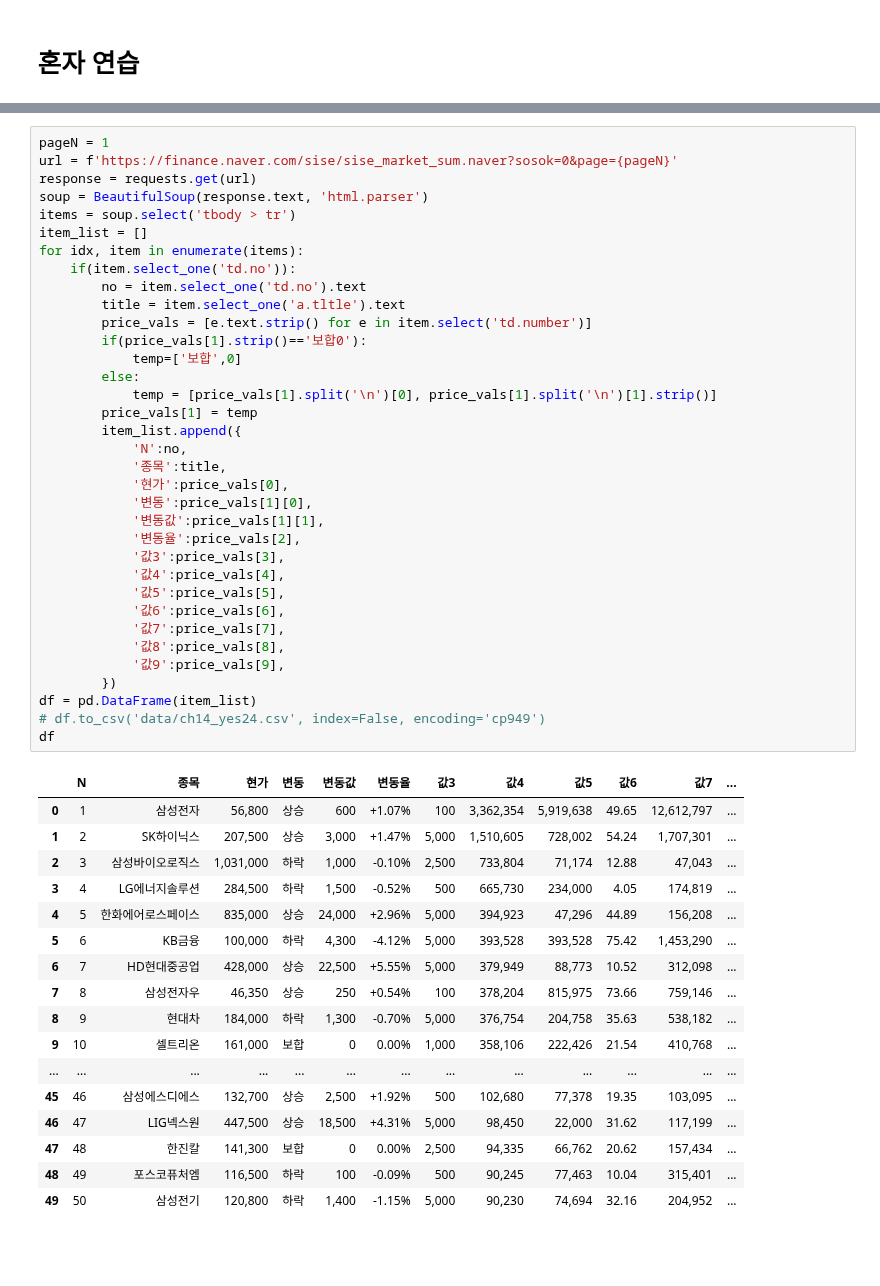
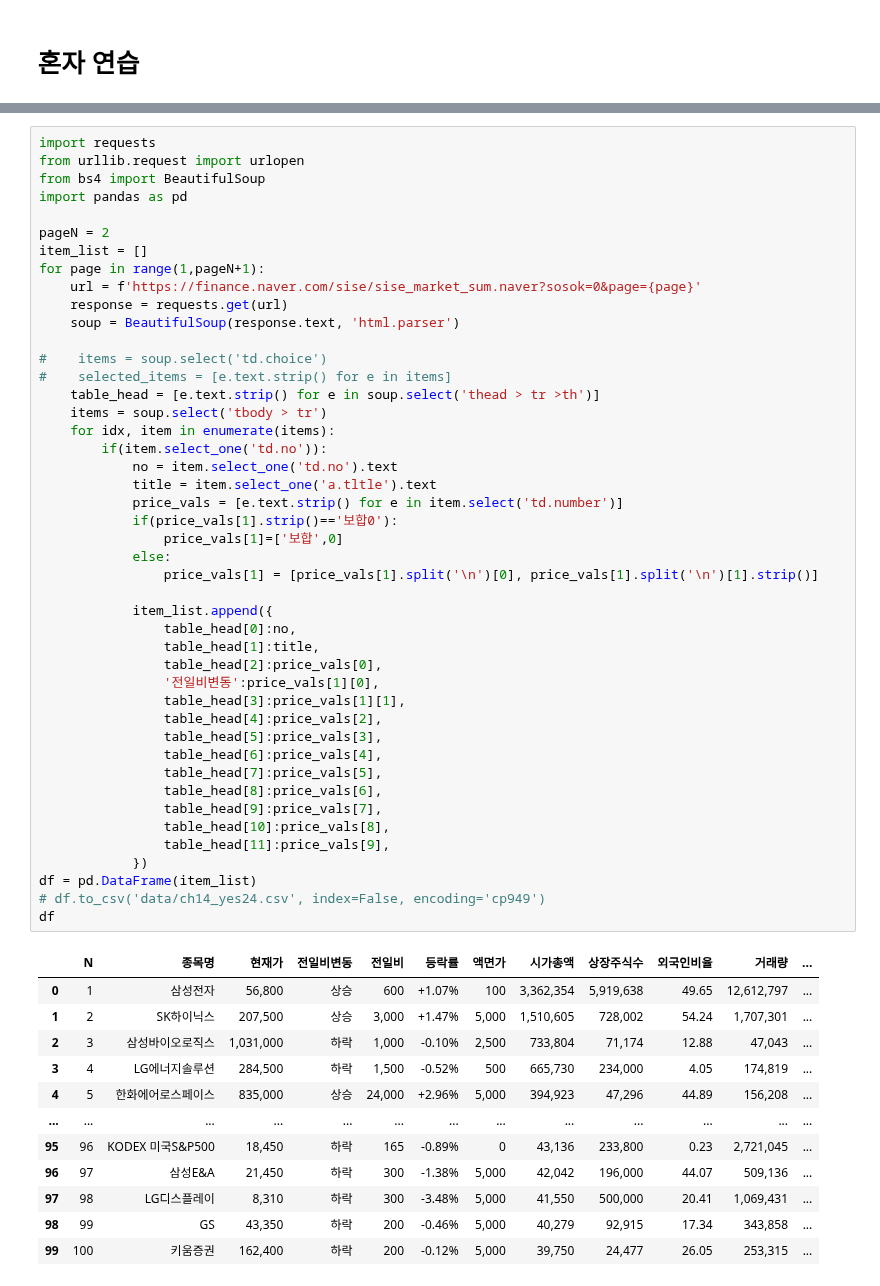
Before and after one commit to ksmindpks/ai_x, a Jupyter notebook: source/01_python/ch14_웹데이터수집1_정적_공공api.ipynb, the cells around one changed output, grey strips where cells are left out. Cells and saved outputs as stored; diff of their text form; blank space fills up the shorter version.

```diff
--- a/source/01_python/ch14_웹데이터수집1_정적_공공api.ipynb
+++ b/source/01_python/ch14_웹데이터수집1_정적_공공api.ipynb
@@ -1486,53 +1481,58 @@ import pandas as pd
 # %%
-pageN = 1
-url = f'https://finance.naver.com/sise/sise_market_sum.naver?sosok=0&page={pageN}'
-response = requests.get(url)
-soup = BeautifulSoup(response.text, 'html.parser')
-items = soup.select('tbody > tr')
+import requests
+from urllib.request import urlopen
+from bs4 import BeautifulSoup
+import pandas as pd
+
+pageN = 2
 item_list = []
-for idx, item in enumerate(items):
-    if(item.select_one('td.no')):
-        no = item.select_one('td.no').text
-        title = item.select_one('a.tltle').text
-        price_vals = [e.text.strip() for e in item.select('td.number')]
-        if(price_vals[1].strip()=='보합0'):
-            temp=['보합',0]
-        else:
-            temp = [price_vals[1].split('\n')[0], price_vals[1].split('\n')[1].strip()]
-        price_vals[1] = temp
-        item_list.append({
-            'N':no,
-            '종목':title,
-            '현가':price_vals[0],
-            '변동':price_vals[1][0],
-            '변동값':price_vals[1][1],
-            '변동율':price_vals[2],
-            '값3':price_vals[3],
-            '값4':price_vals[4],
-            '값5':price_vals[5],
-            '값6':price_vals[6],
-            '값7':price_vals[7],
-            '값8':price_vals[8],
-            '값9':price_vals[9],
-        })
+for page in range(1,pageN+1):
+    url = f'https://finance.naver.com/sise/sise_market_sum.naver?sosok=0&page={page}'
+    response = requests.get(url)
+    soup = BeautifulSoup(response.text, 'html.parser')
+
+#    items = soup.select('td.choice')
+#    selected_items = [e.text.strip() for e in items]
+    table_head = [e.text.strip() for e in soup.select('thead > tr >th')]
+    items = soup.select('tbody > tr')
+    for idx, item in enumerate(items):
+        if(item.select_one('td.no')):
+            no = item.select_one('td.no').text
+            title = item.select_one('a.tltle').text
+            price_vals = [e.text.strip() for e in item.select('td.number')]
+            if(price_vals[1].strip()=='보합0'):
+                price_vals[1]=['보합',0]
+            else:
+                price_vals[1] = [price_vals[1].split('\n')[0], price_vals[1].split('\n')[1].strip()]
+
+            item_list.append({
+                table_head[0]:no,
+                table_head[1]:title,
+                table_head[2]:price_vals[0],
+                '전일비변동':price_vals[1][0],
+                table_head[3]:price_vals[1][1],
+                table_head[4]:price_vals[2],
+                table_head[5]:price_vals[3],
+                table_head[6]:price_vals[4],
+                table_head[7]:price_vals[5],
+                table_head[8]:price_vals[6],
+                table_head[9]:price_vals[7],
+                table_head[10]:price_vals[8],
+                table_head[11]:price_vals[9],
+            })
 df = pd.DataFrame(item_list)
 # df.to_csv('data/ch14_yes24.csv', index=False, encoding='cp949')
 df
 # %% [output]
-|  | N | 종목 | 현가 | 변동 | 변동값 | 변동율 | 값3 | 값4 | 값5 | 값6 | 값7 | ... |
+|  | N | 종목명 | 현재가 | 전일비변동 | 전일비 | 등락률 | 액면가 | 시가총액 | 상장주식수 | 외국인비율 | 거래량 | ... |
 | 0 | 1 | 삼성전자 | 56,800 | 상승 | 600 | +1.07% | 100 | 3,362,354 | 5,919,638 | 49.65 | 12,612,797 | ... |
 | 1 | 2 | SK하이닉스 | 207,500 | 상승 | 3,000 | +1.47% | 5,000 | 1,510,605 | 728,002 | 54.24 | 1,707,301 | ... |
 | 2 | 3 | 삼성바이오로직스 | 1,031,000 | 하락 | 1,000 | -0.10% | 2,500 | 733,804 | 71,174 | 12.88 | 47,043 | ... |
 | 3 | 4 | LG에너지솔루션 | 284,500 | 하락 | 1,500 | -0.52% | 500 | 665,730 | 234,000 | 4.05 | 174,819 | ... |
 | 4 | 5 | 한화에어로스페이스 | 835,000 | 상승 | 24,000 | +2.96% | 5,000 | 394,923 | 47,296 | 44.89 | 156,208 | ... |
-| 5 | 6 | KB금융 | 100,000 | 하락 | 4,300 | -4.12% | 5,000 | 393,528 | 393,528 | 75.42 | 1,453,290 | ... |
-| 6 | 7 | HD현대중공업 | 428,000 | 상승 | 22,500 | +5.55% | 5,000 | 379,949 | 88,773 | 10.52 | 312,098 | ... |
-| 7 | 8 | 삼성전자우 | 46,350 | 상승 | 250 | +0.54% | 100 | 378,204 | 815,975 | 73.66 | 759,146 | ... |
-| 8 | 9 | 현대차 | 184,000 | 하락 | 1,300 | -0.70% | 5,000 | 376,754 | 204,758 | 35.63 | 538,182 | ... |
-| 9 | 10 | 셀트리온 | 161,000 | 보합 | 0 | 0.00% | 1,000 | 358,106 | 222,426 | 21.54 | 410,768 | ... |
 | ... | ... | ... | ... | ... | ... | ... | ... | ... | ... | ... | ... | ... |
-| 45 | 46 | 삼성에스디에스 | 132,700 | 상승 | 2,500 | +1.92% | 500 | 102,680 | 77,378 | 19.35 | 103,095 | ... |
-| 46 | 47 | LIG넥스원 | 447,500 | 상승 | 18,500 | +4.31% | 5,000 | 98,450 | 22,000 | 31.62 | 117,199 | ... |
-| 47 | 48 | 한진칼 | 141,300 | 보합 | 0 | 0.00% | 2,500 | 94,335 | 66,762 | 20.62 | 157,434 | ... |
-| 48 | 49 | 포스코퓨처엠 | 116,500 | 하락 | 100 | -0.09% | 500 | 90,245 | 77,463 | 10.04 | 315,401 | ... |
-| 49 | 50 | 삼성전기 | 120,800 | 하락 | 1,400 | -1.15% | 5,000 | 90,230 | 74,694 | 32.16 | 204,952 | ... |
+| 95 | 96 | KODEX 미국S&P500 | 18,450 | 하락 | 165 | -0.89% | 0 | 43,136 | 233,800 | 0.23 | 2,721,045 | ... |
+| 96 | 97 | 삼성E&A | 21,450 | 하락 | 300 | -1.38% | 5,000 | 42,042 | 196,000 | 44.07 | 509,136 | ... |
+| 97 | 98 | LG디스플레이 | 8,310 | 하락 | 300 | -3.48% | 5,000 | 41,550 | 500,000 | 20.41 | 1,069,431 | ... |
+| 98 | 99 | GS | 43,350 | 하락 | 200 | -0.46% | 5,000 | 40,279 | 92,915 | 17.34 | 343,858 | ... |
+| 99 | 100 | 키움증권 | 162,400 | 하락 | 200 | -0.12% | 5,000 | 39,750 | 24,477 | 26.05 | 253,315 | ... |
```
Also changed, not shown: parts of 2 cells of this notebook, 1 other file.
